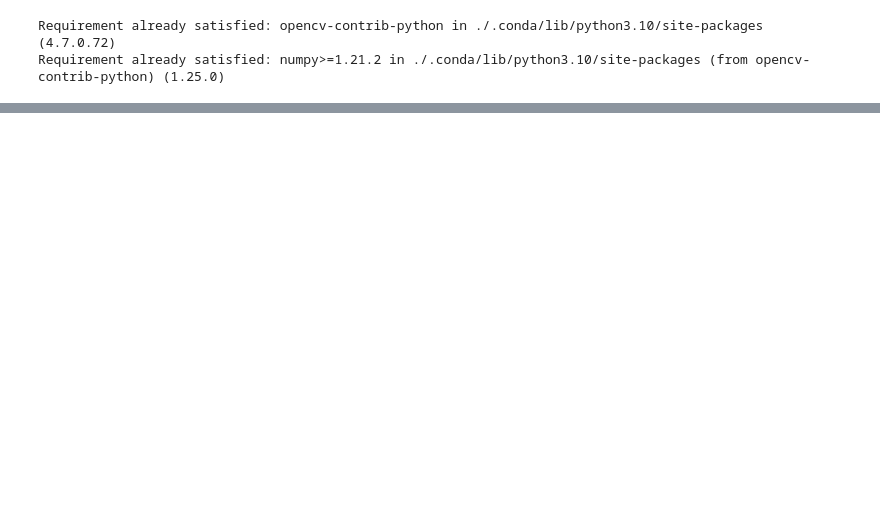
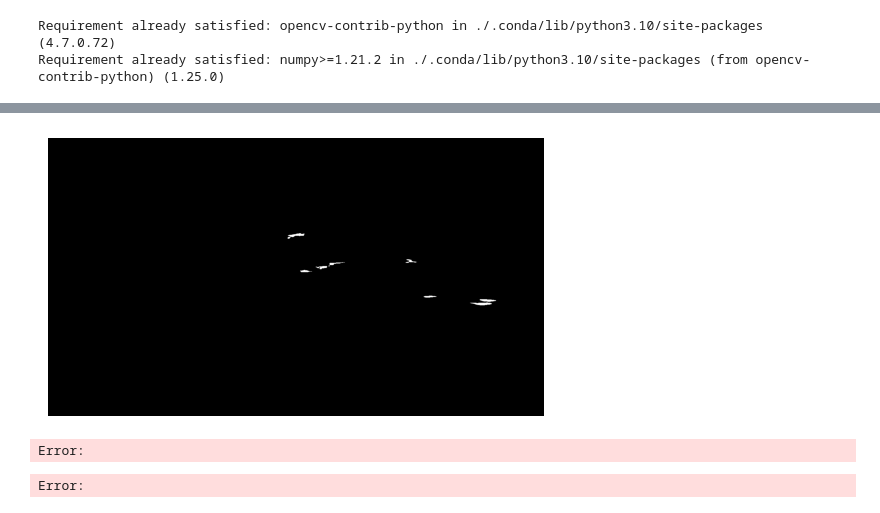
Before and after one commit to chloechiaw/sidewalkai, a Jupyter notebook: components.ipynb, the cells around one changed output, grey strips where cells are left out. Saved outputs shown, nothing was run; the diff lists cells and outputs as text; code cells hidden in the pictures; blank space fills up the shorter version.

```diff
--- a/components.ipynb
+++ b/components.ipynb
@@ -45,0 +45,13 @@ cv2.waitKey(0)
+# %%
+imshowy(output)
+# %% [output]
+[figure, added]
+# %%
+# Loop through each component
+
+cv2.imshow("Image", img)
+cv2.imshow("Filtered Components", output)
+cv2.waitKey(0)
+# %% [output]
+Error:
+Error:
```
Also changed, not shown: parts of 7 cells of this notebook.
